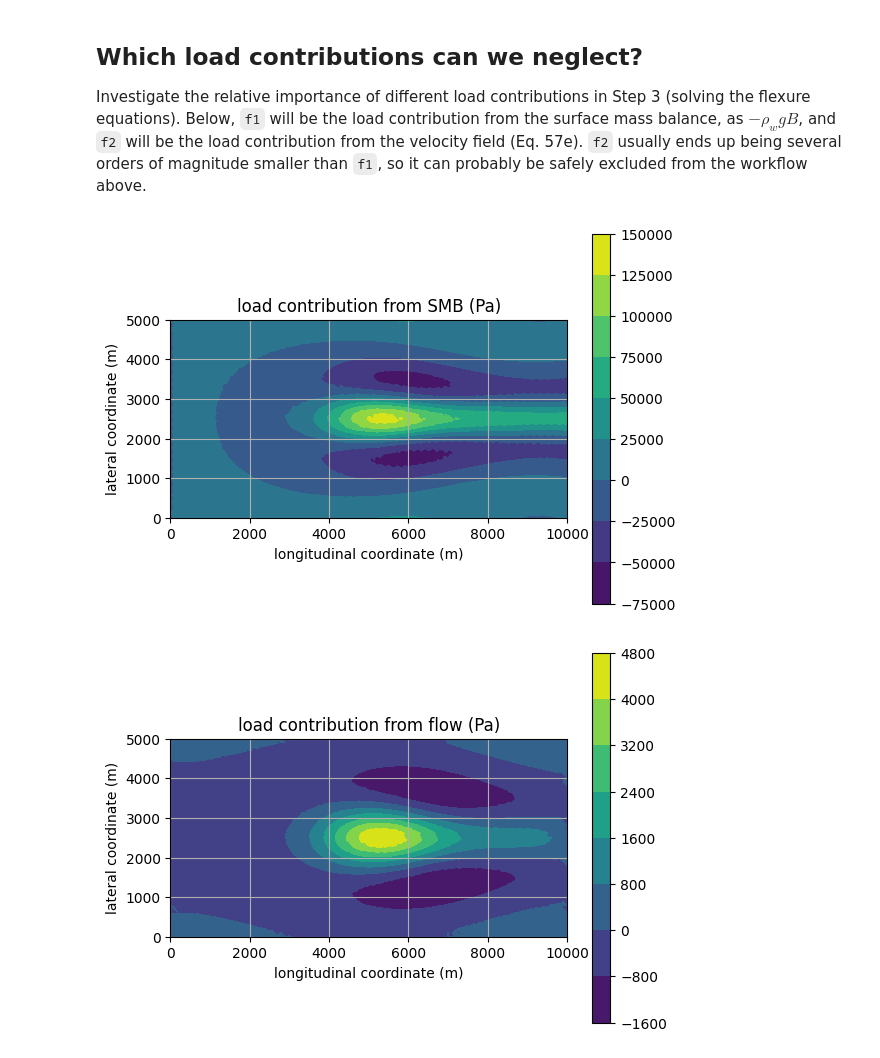
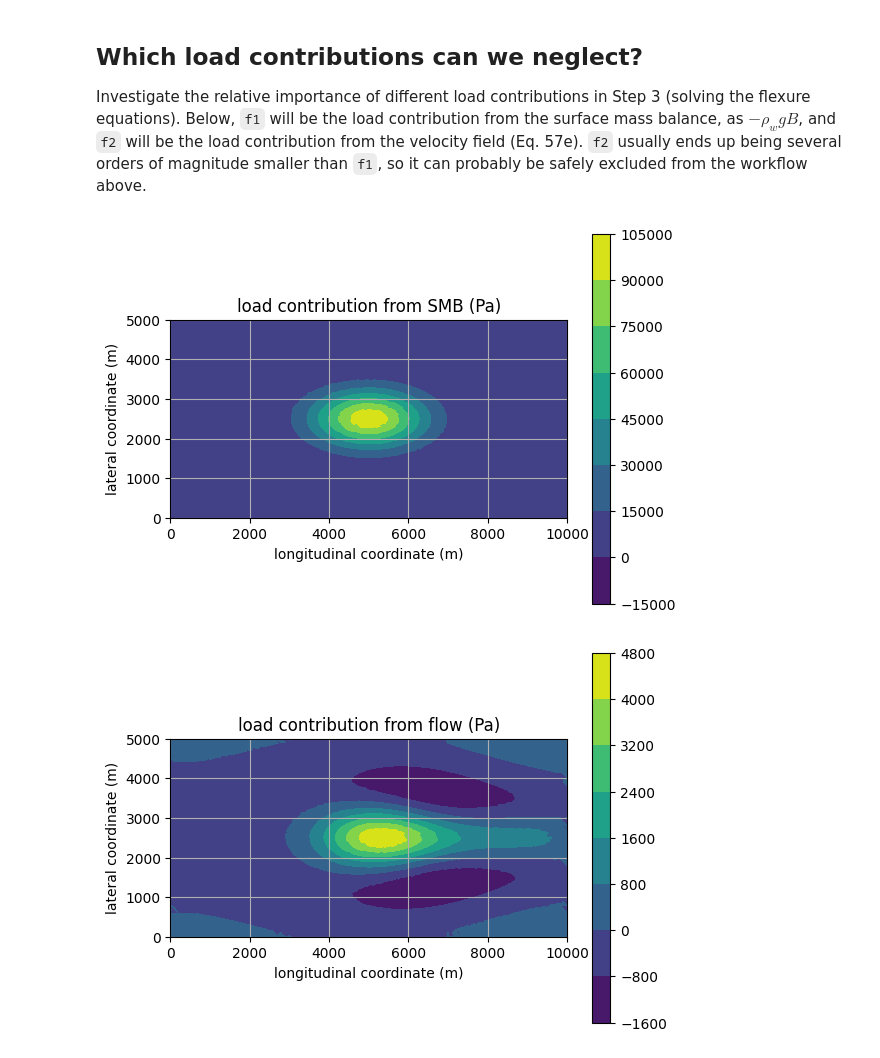
Before and after one commit to chrismiele/weird_flex, a Jupyter notebook: 3_coupled_flow_flexure_elastic.ipynb, the cells around one changed output. Drawn from its saved outputs; the diff is of its cells as text; code cells hidden in the pictures.

````diff
--- a/3_coupled_flow_flexure_elastic.ipynb
+++ b/3_coupled_flow_flexure_elastic.ipynb
@@ -377,30 +377,30 @@ plt.show()
 Investigate the relative importance of different load contributions in Step 3 (solving the flexure equations). Below, ```f1``` will be the load contribution from the surface mass balance, as $-\rho_wgB$, and ```f2``` will be the load contribution from the velocity field (Eq. 57e). ```f2``` usually ends up being several orders of magnitude smaller than ```f1```, so it can probably be safely excluded from the workflow above.
 # %%
 #load contribution from SMB:
-f1 = project(conditional(h_ab < 0, -ρ_w*g*h_ab, -ρ_i*g*h_ab), Q1)
+f1 = project(conditional(B < 0, -ρ_w*g*B, -ρ_i*g*B), Q1)
 
 #load contribution from flow:
 f2 = project(H_*inner(σ, ddη), Q1)
 
 fig, ax = plt.subplots()
 ax.set_aspect('equal')
 plt.title('load contribution from SMB (Pa)')
 elev_plot = tricontourf(f1, axes=ax)
 plt.colorbar(elev_plot)
 plt.xlabel('longitudinal coordinate (m)')
 plt.ylabel('lateral coordinate (m)')
 plt.grid()
 plt.show()
 
 fig, ax = plt.subplots()
 ax.set_aspect('equal')
 plt.title('load contribution from flow (Pa)')
 vel_plot = tricontourf(f2, axes=ax)
 plt.colorbar(vel_plot)
 plt.xlabel('longitudinal coordinate (m)')
 plt.ylabel('lateral coordinate (m)')
 plt.grid()
 plt.show()
 # %% [output]
-[figure, old version]
+[figure, new version]
 [figure]
````
Also changed, not shown: parts of 1 cell of this notebook.
